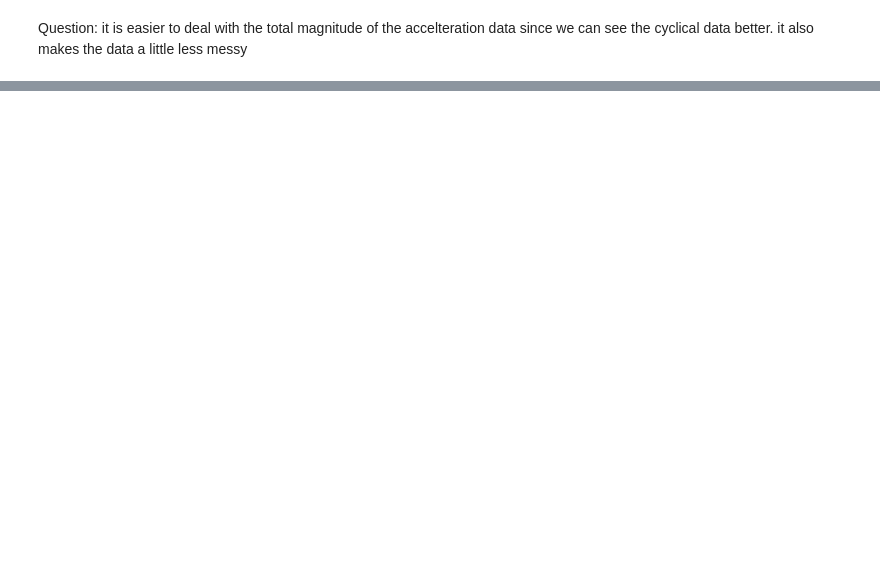
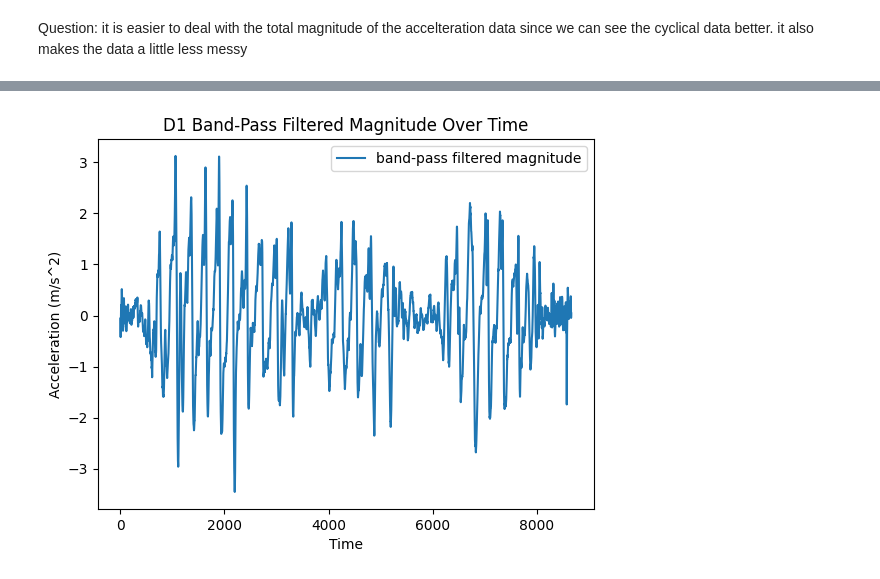
Before and after one commit to PickleLily/step_tracker, a Jupyter notebook: Part 1/step-counting-algorithm-starter/step counting starter.ipynb, the cells around one changed output, grey strips where cells are left out. Cells and saved outputs as stored; diff of their text form; code cells hidden in the pictures; blank space fills up the shorter version.

```diff
--- a/Part 1/step-counting-algorithm-starter/step counting starter.ipynb
+++ b/Part 1/step-counting-algorithm-starter/step counting starter.ipynb
@@ -228,53 +213,68 @@ D1_left = 'data/D1_lefthand_normal_20steps.csv'
 D3_right = 'data/D3_righthand_normal_20steps_linearaccelerometer.csv'
 D1_data = pd.read_csv(D1_left, header=0, names=['timestamp', 'x', 'y', 'z'])
 D3_data = pd.read_csv(D3_right, header=0, names=['timestamp', 'x', 'y', 'z'])
-D1_magnitude = D1_data["x"] + D1_data["y"] + D1_data["z"]
-D3_magnitude = D3_data["x"] + D3_data["y"] + D3_data["z"]
+D1_magnitude = np.sqrt(D1_data["x"]**2 +  D1_data["y"]**2 +  D1_data["z"]**2)
+D3_magnitude = np.sqrt(D3_data["x"]**2 +  D3_data["y"]**2 +  D3_data["z"]**2)
 
-#TODO: configure the filter
-# you will need to adjust it based on the trace your understanding
-# from reading the documentation linked above
-order = 5
-sampling_rate = 50
-low_cutoff = 1
-high_cutoff = 2
+
+D1_order = 7
+D1_sampling_rate = 50
+D1_low_cutoff = 0.1
+D1_high_cutoff = 8.7
 
 #create filter
 nyquist = 0.5 * sampling_rate
-low = low_cutoff / nyquist
-high = high_cutoff / nyquist
-b, a = signal.butter(order, [low,high], btype = "band", analog=False)
+D1_low = D1_low_cutoff / nyquist
+D1_high = D1_high_cutoff / nyquist
+D1_b, D1_a = signal.butter(D1_order, [D1_low,D1_high], btype = "band", analog=False)
+
+D3_order = 1
+D3_sampling_rate = 500
+D3_low_cutoff = 0.1
+D3_high_cutoff = 3
+
+#create filter
+nyquist = 0.5 * sampling_rate
+D3_low = D3_low_cutoff / nyquist
+D3_high = D3_high_cutoff / nyquist
+D3_b, D3_a = signal.butter(D3_order, [D3_low,D3_high], btype = "band", analog=False)
+
+#apply the filter on the data
+D1_filtered = filtfilt(D1_b, D1_a, D1_magnitude)
+D3_filtered = filtfilt(D3_b, D3_a, D3_magnitude)
+
+plt.figure()
+plt.plot(D1_filtered, label="band-pass filtered magnitude")
+plt.legend()
+plt.xlabel("Time")
+plt.ylabel("Acceleration (m/s^2)")
+plt.title("D1 Band-Pass Filtered Magnitude Over Time")
+
+plt.figure()
+plt.plot(D3_filtered, label="band-pass filtered magnitude")
+plt.legend()
+plt.xlabel("Time")
+plt.ylabel("Acceleration (m/s^2)")
+plt.title("D3 Band-Pass Filtered Magnitude Over Time")
+
+# apply the exponential smoothing:
+# alpha = 0.1 -- Smoothing factor (adjust between 0 and 1)
+D1_smoothed = pd.Series(D1_filtered).ewm(alpha=0.01).mean()
+D3_smoothed = pd.Series(D3_filtered).ewm(alpha=0.8).mean()
+
 
 
 plt.figure()
-plt.plot(D1, label="y")
+plt.plot(D1_smoothed, label = "Exponentially Smoothed Magnitude")
 plt.legend()
 plt.xlabel("Time")
 plt.ylabel("Acceleration (m/s^2)")
-plt.title("Band-Pass Filtered Magnitude Over Time")
+plt.title("D1 Exponentially Smoothed Magnitude Over Time")
 
 plt.figure()
-plt.plot(d3, label="y")
+plt.plot(D3_smoothed, label = "Exponentially Smoothed Magnitude")
 plt.legend()
 plt.xlabel("Time")
 plt.ylabel("Acceleration (m/s^2)")
-plt.title("Band-Pass Filtered Magnitude Over Time")
-
-#apply the filter on the data
-D1_smoothed = filtfilt(b, a, D1_magnitude)
-D3_smoothed = filtfilt(b, a, D3_magnitude)
-
-plt.figure()
-plt.plot(D1_smoothed, label = "D1_smoothed")
-plt.legend()
-plt.xlabel("Time")
-plt.ylabel("Acceleration (m/s^2)")
-plt.title("Exponentially Smoothed Magnitude Over Time")
-
-plt.figure()
-plt.plot(D3_smoothed, label = "D3_smoothed)
-plt.legend()
-plt.xlabel("Time")
-plt.ylabel("Acceleration (m/s^2)")
-plt.title("Exponentially Smoothed Magnitude Over Time")
+plt.title("D3 Exponentially Smoothed Magnitude Over Time")
 # %% [output]
@@ -281,0 +282 @@ SyntaxError: unterminated string literal (detected at line 53) (106738766.py, li
+[figure, added]
```
Also changed, not shown: parts of 7 cells of this notebook.
